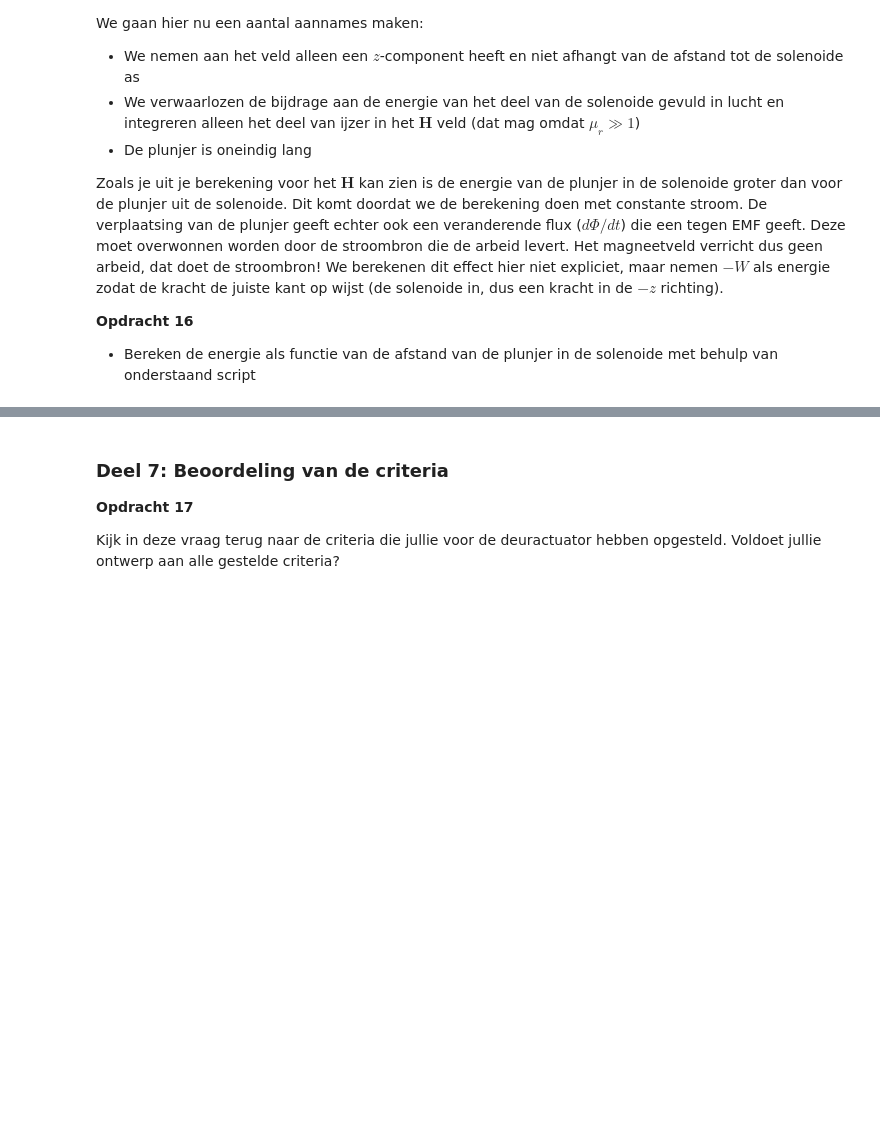
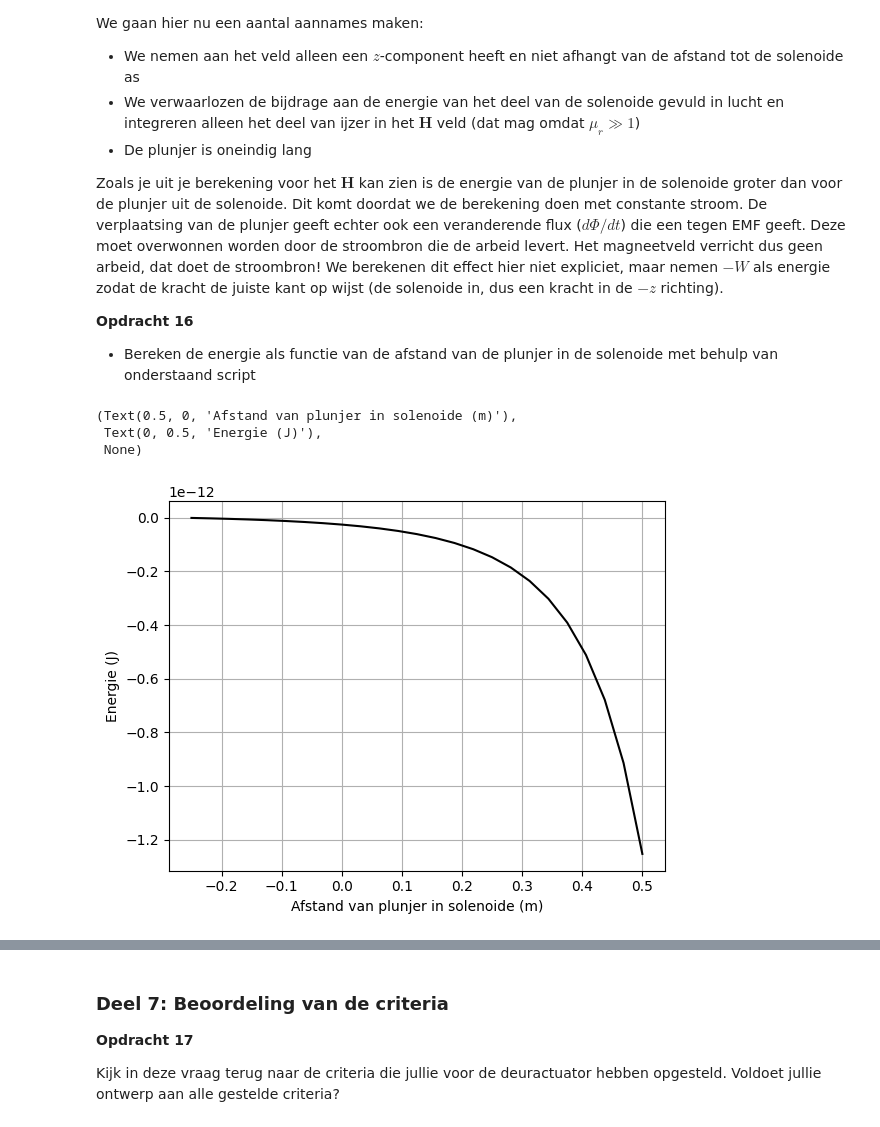
Before and after one commit to cs50202/opdrachten-DEF-D-, a Jupyter notebook: 2KrachtactuatorOpdracht/2KrachtactuatorOpdracht/KrachtactuatorOpdracht.ipynb, the cells around one changed output, grey strips where cells are left out. Saved outputs shown, nothing was run; the diff lists cells and outputs as text; code cells hidden in the pictures; blank space fills up the shorter version.

```diff
--- a/2KrachtactuatorOpdracht/2KrachtactuatorOpdracht/KrachtactuatorOpdracht.ipynb
+++ b/2KrachtactuatorOpdracht/2KrachtactuatorOpdracht/KrachtactuatorOpdracht.ipynb
@@ -2588,10 +2588,20 @@ Zoals je uit je berekening voor het $\mathbf{H}$ kan zien is de energie van de p
 * Bereken de energie als functie van de afstand van de plunjer in de solenoide met behulp van onderstaand script
 # %%
 # integrate the field up to point z_p
+mu_r = 1e7
+mu_0 = 4*np.pi * 1e-7
+r_s = r_sol
+L_s = L_sol
+
 Wz=-0.5*np.pi*r_s**2*np.cumsum(np.flipud(H_ax)*mu_r*mu_0*np.flipud(H_ax))*(z_ax[1] - z_ax[0])
 
 plt.plot(L_s/2 - z_ax, np.flipud(Wz), '-k')
 plt.xlabel('Afstand van plunjer in solenoide (m)'), plt.ylabel('Energie (J)'), plt.grid()
+# %% [output]
+(Text(0.5, 0, 'Afstand van plunjer in solenoide (m)'),
+ Text(0, 0.5, 'Energie (J)'),
+ None)
+[figure, added]
 # %%
 force_analytical = -mu_0*mu_r*np.pi*r_s**2*aantal_omwent**2*I**2/2/L_s**2 # Kracht uitrekenen numeriek
 force_numerical=np.diff(Wz, n=1, append=[0])/(z_ax[1] - z_ax[0]) # Kracht uitrekenen
```
Also changed, not shown: parts of 1 cell of this notebook.
